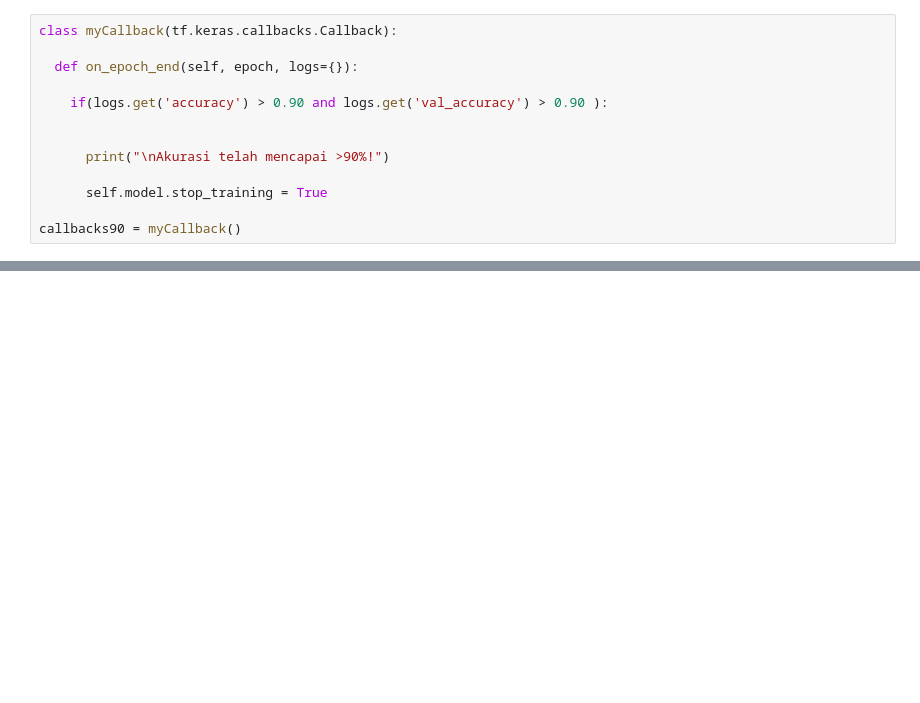
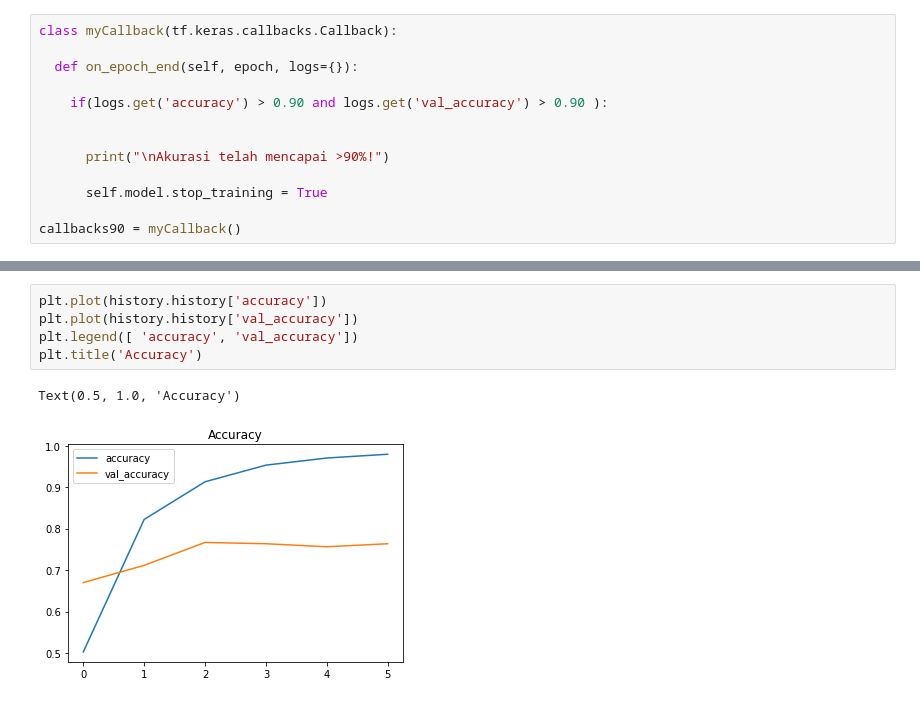
Before and after one commit to imadegunawinangun/NLP-Desi---Deteksi-Emosi, a Jupyter notebook: Desi_Detektor_Emosi.ipynb, the cells around one changed output, grey strips where cells are left out. Drawn from its saved outputs; the diff is of its cells as text; blank space fills up the shorter version.

```diff
--- a/Desi_Detektor_Emosi.ipynb
+++ b/Desi_Detektor_Emosi.ipynb
@@ -318,0 +324,8 @@ history = model.fit(x_train_padded, y_latih, epochs=num_epochs,
+# %%
+plt.plot(history.history['accuracy'])
+plt.plot(history.history['val_accuracy'])
+plt.legend([ 'accuracy', 'val_accuracy'])
+plt.title('Accuracy')
+# %% [output]
+Text(0.5, 1.0, 'Accuracy')
+[figure, added]
```
Also changed, not shown: parts of 20 cells of this notebook.
